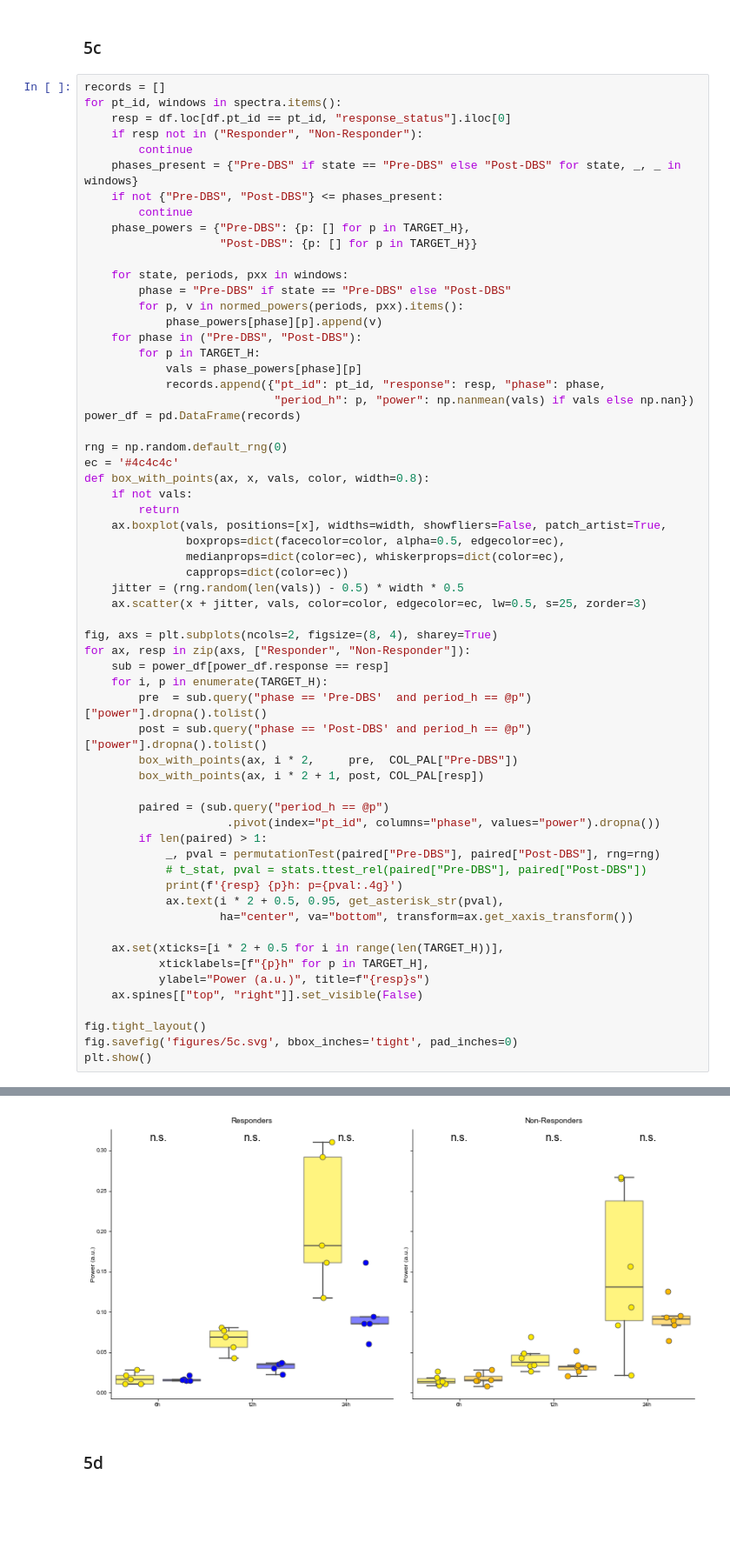
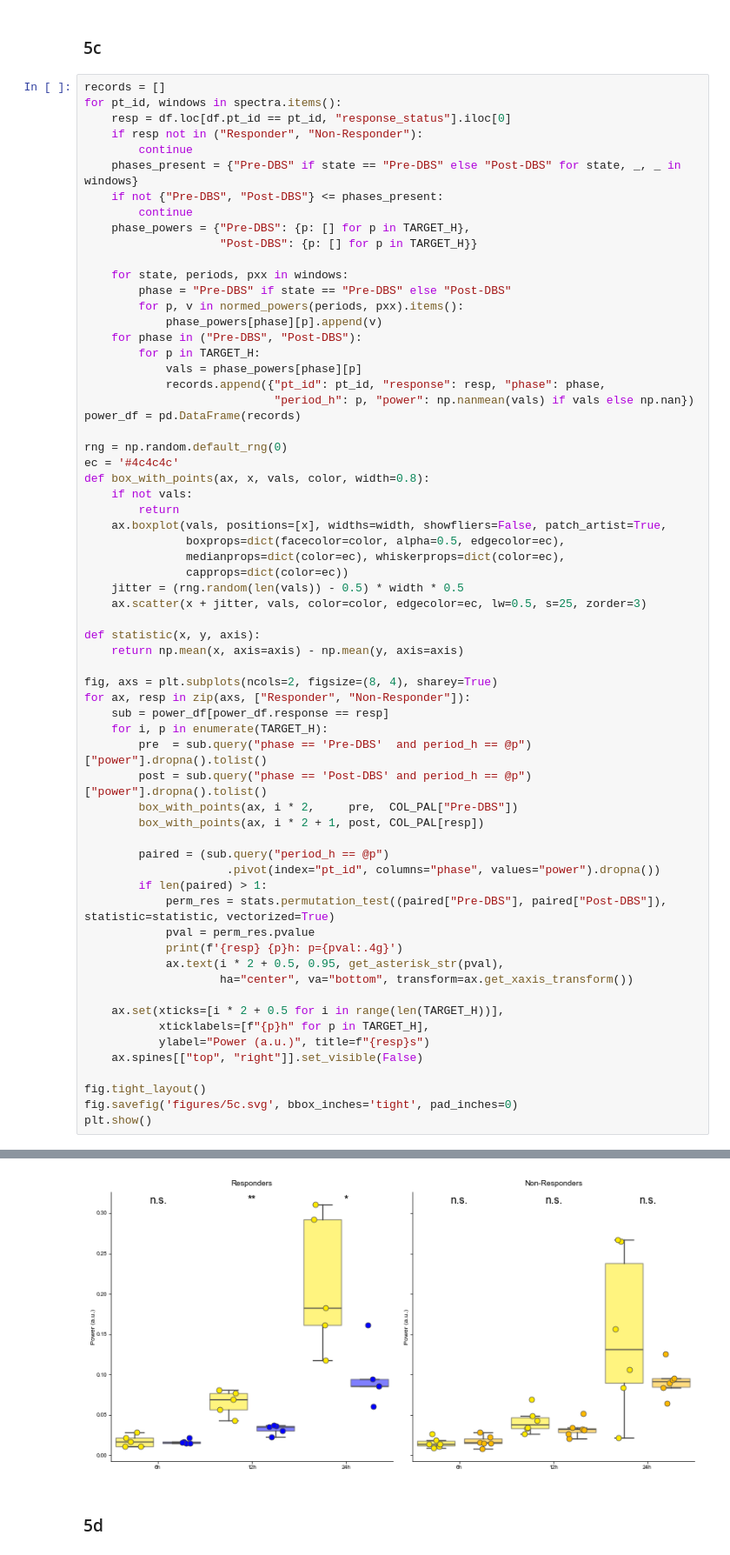
Before and after one commit to ProvenzaLab/PerceptPredictability, a Jupyter notebook: process_data.ipynb, the cells around one changed output, grey strips where cells are left out. Shown at 87% size. Saved outputs shown, nothing was run; the diff lists cells and outputs as text; blank space fills up the shorter version.

```diff
--- a/process_data.ipynb
+++ b/process_data.ipynb
@@ -1631,6 +1631,9 @@ def box_with_points(ax, x, vals, color, width=0.8):
     jitter = (rng.random(len(vals)) - 0.5) * width * 0.5
     ax.scatter(x + jitter, vals, color=color, edgecolor=ec, lw=0.5, s=25, zorder=3)
 
+def statistic(x, y, axis):
+    return np.mean(x, axis=axis) - np.mean(y, axis=axis)
+
 fig, axs = plt.subplots(ncols=2, figsize=(8, 4), sharey=True)
 for ax, resp in zip(axs, ["Responder", "Non-Responder"]):
     sub = power_df[power_df.response == resp]
@@ -1643,8 +1646,8 @@ for ax, resp in zip(axs, ["Responder", "Non-Responder"]):
         paired = (sub.query("period_h == @p")
                      .pivot(index="pt_id", columns="phase", values="power").dropna())
         if len(paired) > 1:
-            _, pval = permutationTest(paired["Pre-DBS"], paired["Post-DBS"], rng=rng)
-            # t_stat, pval = stats.ttest_rel(paired["Pre-DBS"], paired["Post-DBS"])
+            perm_res = stats.permutation_test((paired["Pre-DBS"], paired["Post-DBS"]), statistic=statistic, vectorized=True)
+            pval = perm_res.pvalue
             print(f'{resp} {p}h: p={pval:.4g}')
             ax.text(i * 2 + 0.5, 0.95, get_asterisk_str(pval),
                     ha="center", va="bottom", transform=ax.get_xaxis_transform())
@@ -1667,4 +1670,4 @@ Non-Responder 24h: p=0.1922
-[figure, old version]
+[figure, new version]
 # %% [markdown]
 ### 5d
 # %%
```
Also changed, not shown: parts of 2 cells of this notebook.
